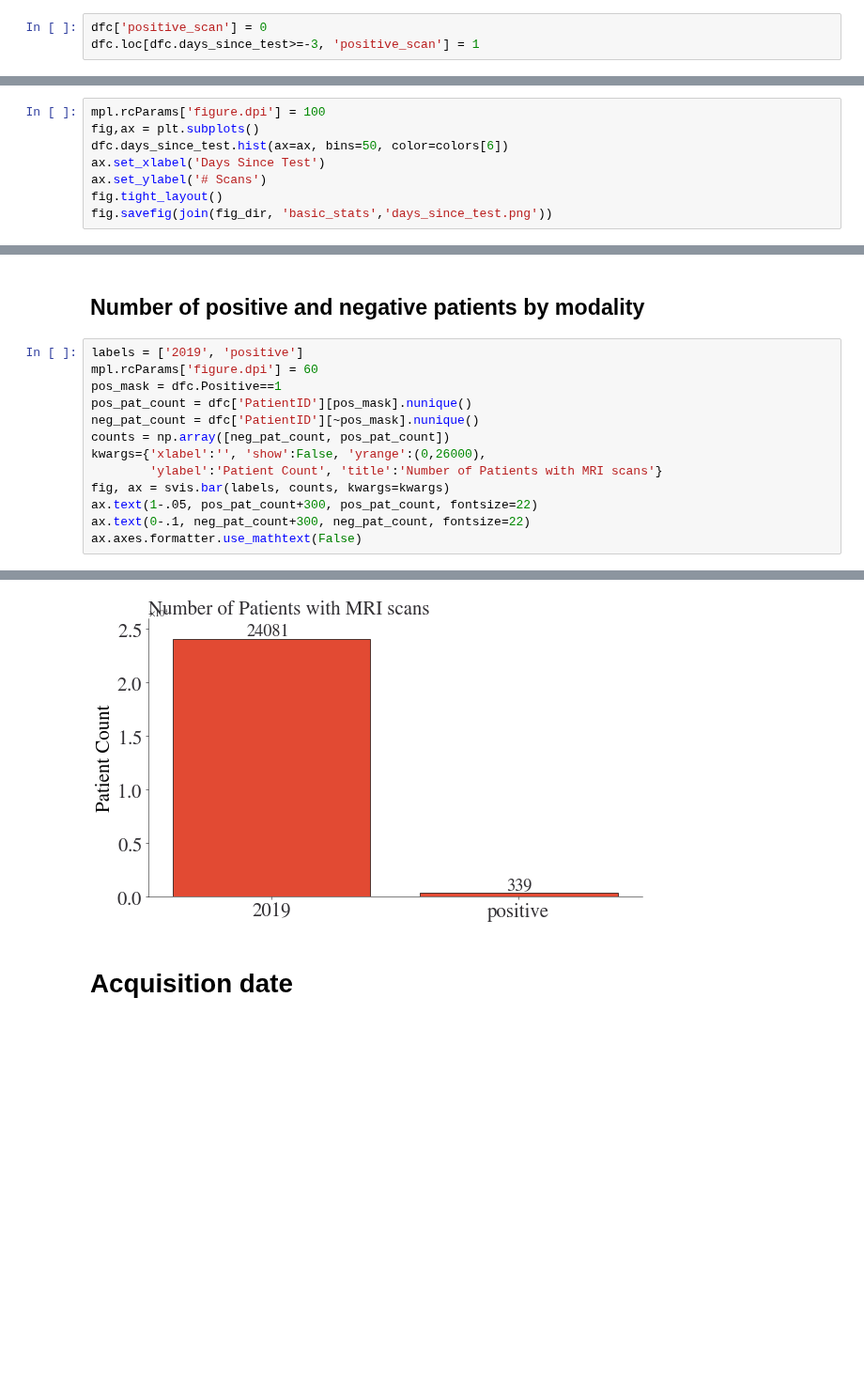
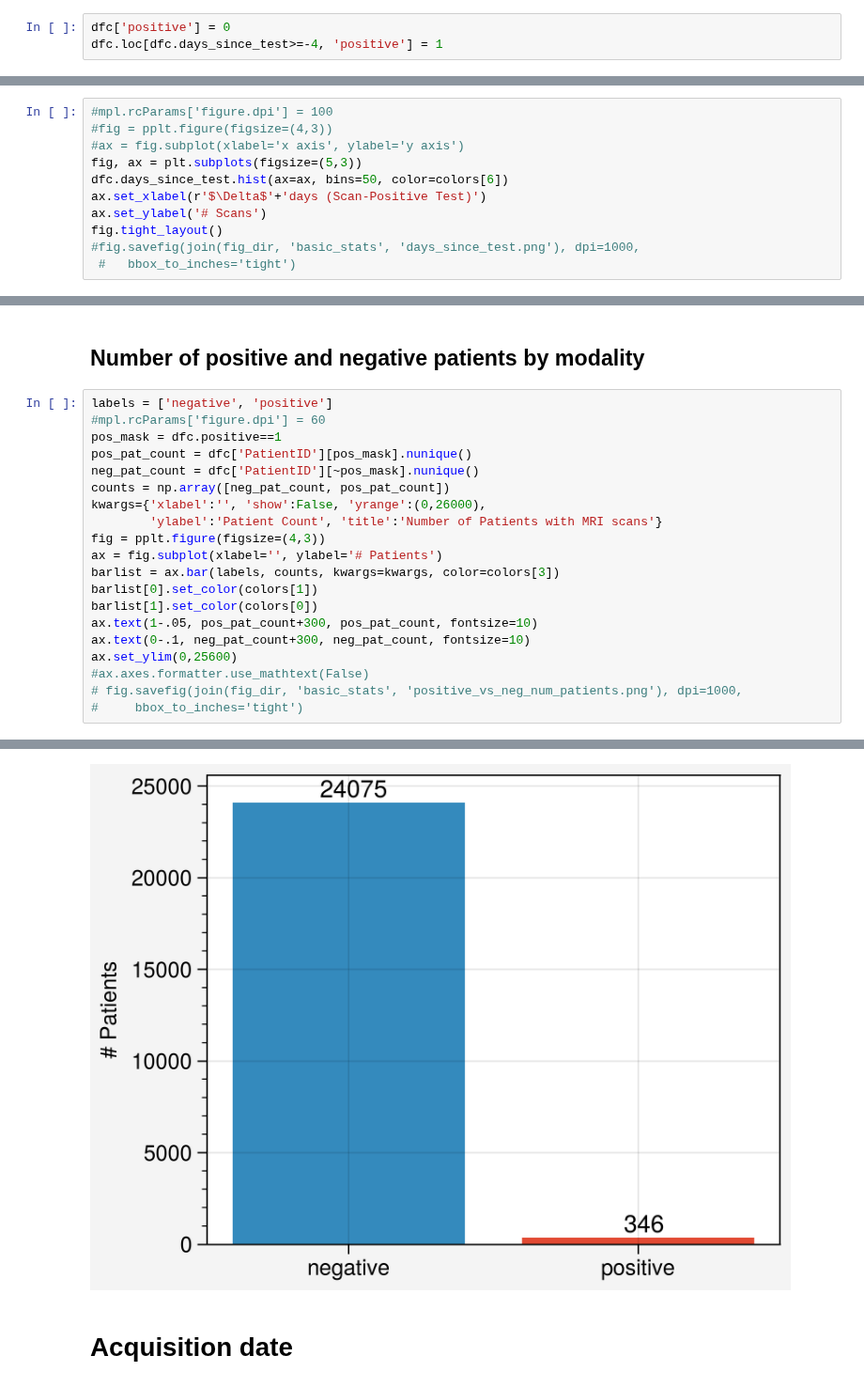
Before and after one commit to Kiril94/Thesis, a Jupyter notebook: cobra/ds_notebooks/general_stats_clean.ipynb, the cells around one changed output, grey strips where cells are left out. Shown at 94% size. Saved outputs shown, nothing was run; the diff lists cells and outputs as text; blank space fills up the shorter version.

```diff
--- a/cobra/ds_notebooks/general_stats_clean.ipynb
+++ b/cobra/ds_notebooks/general_stats_clean.ipynb
@@ -52,18 +57,21 @@ table_dir = join(base_dir, 'data/tables')
 with open(join(table_dir, 'scan_tables','scan_after_sq_pred_dst_nos_date.pkl'), 'rb') as f:
     dfc = pickle.load(f)
 # %%
-dfc['positive_scan'] = 0
-dfc.loc[dfc.days_since_test>=-3, 'positive_scan'] = 1
+dfc['positive'] = 0
+dfc.loc[dfc.days_since_test>=-4, 'positive'] = 1
 # %% [markdown]
 ## Drop missing dates from 2020
 # %%
 dfcc = dfc[(dfc['2019']==1)|(~dfc.InstanceCreationDate.isna())]
 # %%
-mpl.rcParams['figure.dpi'] = 100
-fig,ax = plt.subplots()
+#mpl.rcParams['figure.dpi'] = 100
+#fig = pplt.figure(figsize=(4,3))
+#ax = fig.subplot(xlabel='x axis', ylabel='y axis')
+fig, ax = plt.subplots(figsize=(5,3))
 dfc.days_since_test.hist(ax=ax, bins=50, color=colors[6])
-ax.set_xlabel('Days Since Test')
+ax.set_xlabel(r'$\Delta$'+'days (Scan-Positive Test)')
 ax.set_ylabel('# Scans')
 fig.tight_layout()
-fig.savefig(join(fig_dir, 'basic_stats','days_since_test.png'))
+#fig.savefig(join(fig_dir, 'basic_stats', 'days_since_test.png'), dpi=1000,
+ #   bbox_to_inches='tight')
 # %% [output]
@@ -71,16 +79,23 @@ fig.savefig(join(fig_dir, 'basic_stats','days_since_test.png'))
 # %% [markdown]
 ## Number of positive and negative patients by modality
 # %%
-labels = ['2019', 'positive']
-mpl.rcParams['figure.dpi'] = 60
-pos_mask = dfc.Positive==1
+labels = ['negative', 'positive']
+#mpl.rcParams['figure.dpi'] = 60
+pos_mask = dfc.positive==1
 pos_pat_count = dfc['PatientID'][pos_mask].nunique()
 neg_pat_count = dfc['PatientID'][~pos_mask].nunique()
 counts = np.array([neg_pat_count, pos_pat_count])
 kwargs={'xlabel':'', 'show':False, 'yrange':(0,26000),
         'ylabel':'Patient Count', 'title':'Number of Patients with MRI scans'}
-fig, ax = svis.bar(labels, counts, kwargs=kwargs)
-ax.text(1-.05, pos_pat_count+300, pos_pat_count, fontsize=22)
-ax.text(0-.1, neg_pat_count+300, neg_pat_count, fontsize=22)
-ax.axes.formatter.use_mathtext(False)
+fig = pplt.figure(figsize=(4,3))
+ax = fig.subplot(xlabel='', ylabel='# Patients')
+barlist = ax.bar(labels, counts, kwargs=kwargs, color=colors[3])
+barlist[0].set_color(colors[1])
+barlist[1].set_color(colors[0])
+ax.text(1-.05, pos_pat_count+300, pos_pat_count, fontsize=10)
+ax.text(0-.1, neg_pat_count+300, neg_pat_count, fontsize=10)
+ax.set_ylim(0,25600)
+#ax.axes.formatter.use_mathtext(False)
+# fig.savefig(join(fig_dir, 'basic_stats', 'positive_vs_neg_num_patients.png'), dpi=1000,
+#     bbox_to_inches='tight')
 # %% [output]
@@ -88,4 +103,4 @@ AttributeError: 'AxesSubplot' object has no attribute 'formatter'
-[figure, old version]
+[figure, new version]
 # %% [markdown]
 # Acquisition date
 # %% [markdown]
```
Also changed, not shown: parts of 14 cells of this notebook, 4 other files.
